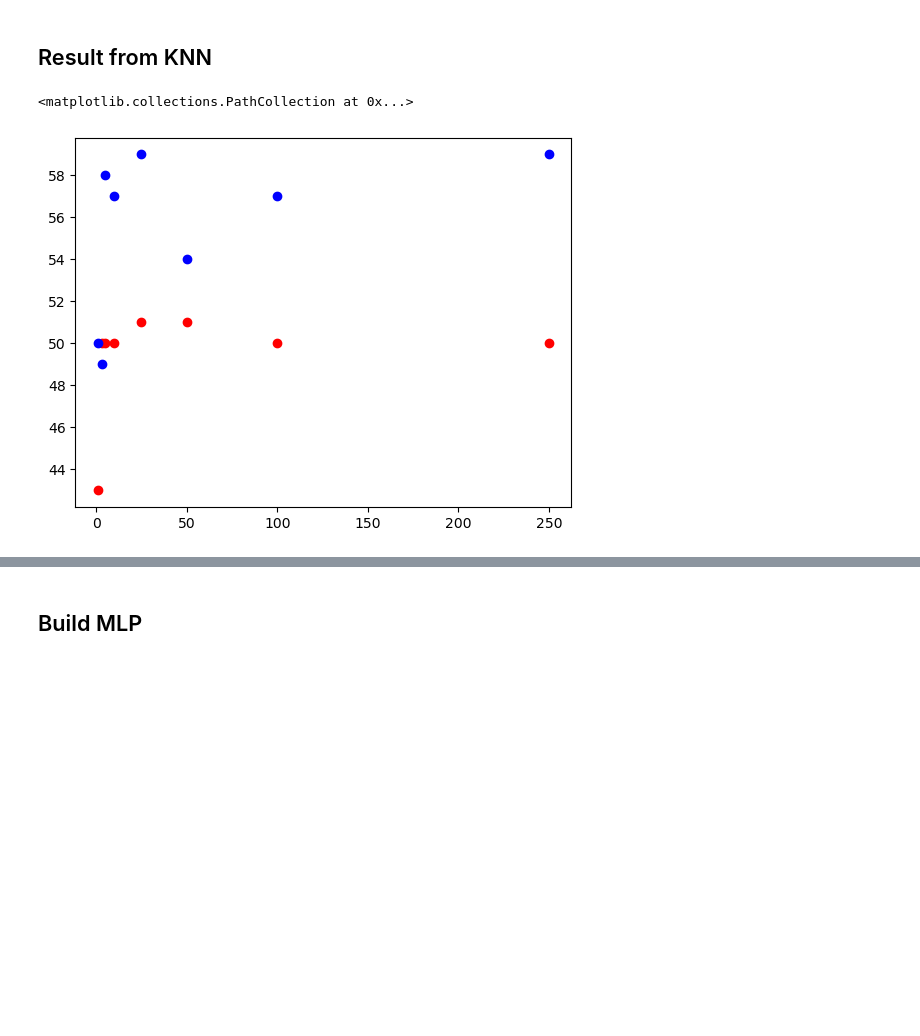
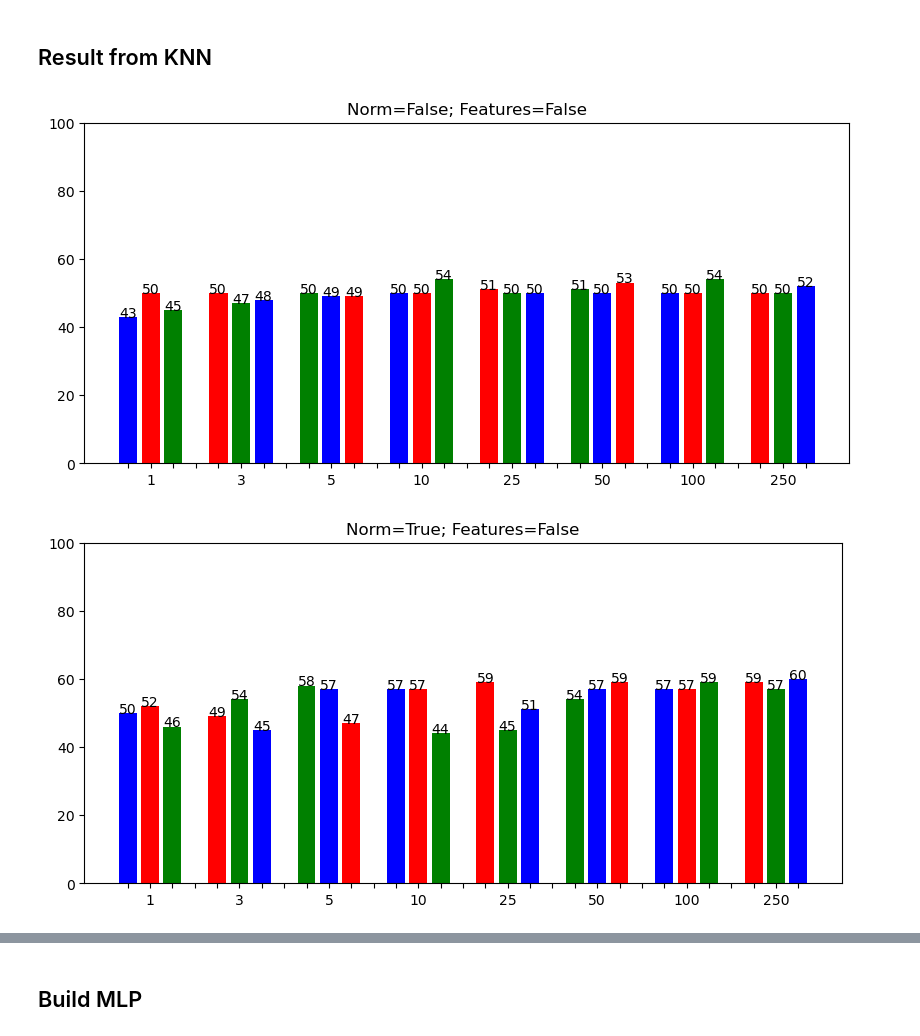
Before and after one commit to Borzoneg/Identity-recognition-from-audio, a Jupyter notebook: src/main.ipynb, the cells around one changed output, grey strips where cells are left out. Saved outputs shown, nothing was run; the diff lists cells and outputs as text; code cells hidden in the pictures; blank space fills up the shorter version.

Commit message:
Plotting results

```diff
--- a/src/main.ipynb
+++ b/src/main.ipynb
@@ -303,13 +303,45 @@ print(f' Accuracy: {correct.mean() * 100:.2f}')
 # %%
 no_norm_no_feat = [43.00, 50.00, 50.00, 50.00, 51.00, 51.00, 50.00, 50.00, 50.00, 47.00, 49.00, 50.00, 50.00, 50.00, 50.00, 50.00, 45.00, 48.00, 49.00, 54.00, 50.00, 53.00, 54.00, 52.00]
 norm_no_feat = [50.00, 49.00, 58.00, 57.00, 59.00, 54.00, 57.00, 59.00, 52.00, 54.00, 57.00, 57.00, 45.00, 57.00, 57.00, 57.00, 46.00, 45.00, 47.00, 44.00, 51.00, 59.00, 59.00, 60.00]
 norm_feat = [77.00, 78.00, 72.00, 68.00, 71.00, 73.00, 70.00, 58.00, 78.00, 78.00, 76.00, 78.00, 78.00, 81.00, 76.00, 64.00, 81.00, 85.00, 84.00, 81.00, 81.00, 73.00, 74.00, 75.00]
 no_norm_feat = [88.00, 90.00, 93.00, 88.00, 84.00, 85.00, 83.00, 80.00, 83.00, 89.00, 87.00, 82.00, 83.00, 81.00, 77.00, 70.00, 77.00, 76.00, 76.00, 80.00, 76.00, 75.00, 71.00, 61.00]
+datas = [no_norm_no_feat ,norm_no_feat ,norm_feat ,no_norm_feat]
+titles = ['Norm=False; Features=False' ,'Norm=True; Features=False', 'Norm=True; Features=True', 'Norm=False; Features=True']
 ks = [1, 3, 5, 10, 25, 50, 100, 250]
 metric = ['manhattan', 'euclidean', 'chebyshev']
 
-plt.scatter(ks, no_norm_no_feat[:8], color='red')
-plt.scatter(ks, norm_no_feat[:8], color='blue')
+# fig = plt.figure(figsize=(20,4))
+for i, data in enumerate(datas):
+    fig = plt.figure(figsize=(32,4))
+    ax = fig.add_subplot(1, 4, i+1)
+    fig.tight_layout()
+    ax.title.set_text(titles[i])
+    tmp = []
+    for i in range(len(ks)):
+        tmp.append(data[i])
+        tmp.append(data[i+len(ks)])
+        tmp.append(data[i+len(ks)*2])
+        tmp.append(0)
+    tmp.pop()
+    clrs = ('blue', 'red', 'green') * len(ks)
+
+    bars = plt.bar(range(len(tmp)), tmp, width=0.8, color=clrs)
+    for bar in bars:
+        if bar.get_height() > 0:
+            ax.text(bar.get_x(), bar.get_height(), format(int(bar.get_height())))
+
+    ax.set_ylim(0, 100)
+    ax.set_xticks(range(len(tmp)))
+    x_tick_labels = []
+    for k in ks:
+        x_tick_labels.append('')
+        x_tick_labels.append(format(k))
+        x_tick_labels.append('')
+        x_tick_labels.append('')
+    x_tick_labels.pop()
+    ax.set_xticklabels(x_tick_labels)
+    plt.show()
+# plt.show()
 # %% [output]
-<matplotlib.collections.PathCollection at 0x...>
-[figure, old version]
+[figure, new version]
+[figure, added]
```
Also changed, not shown: parts of 5 cells of this notebook.
